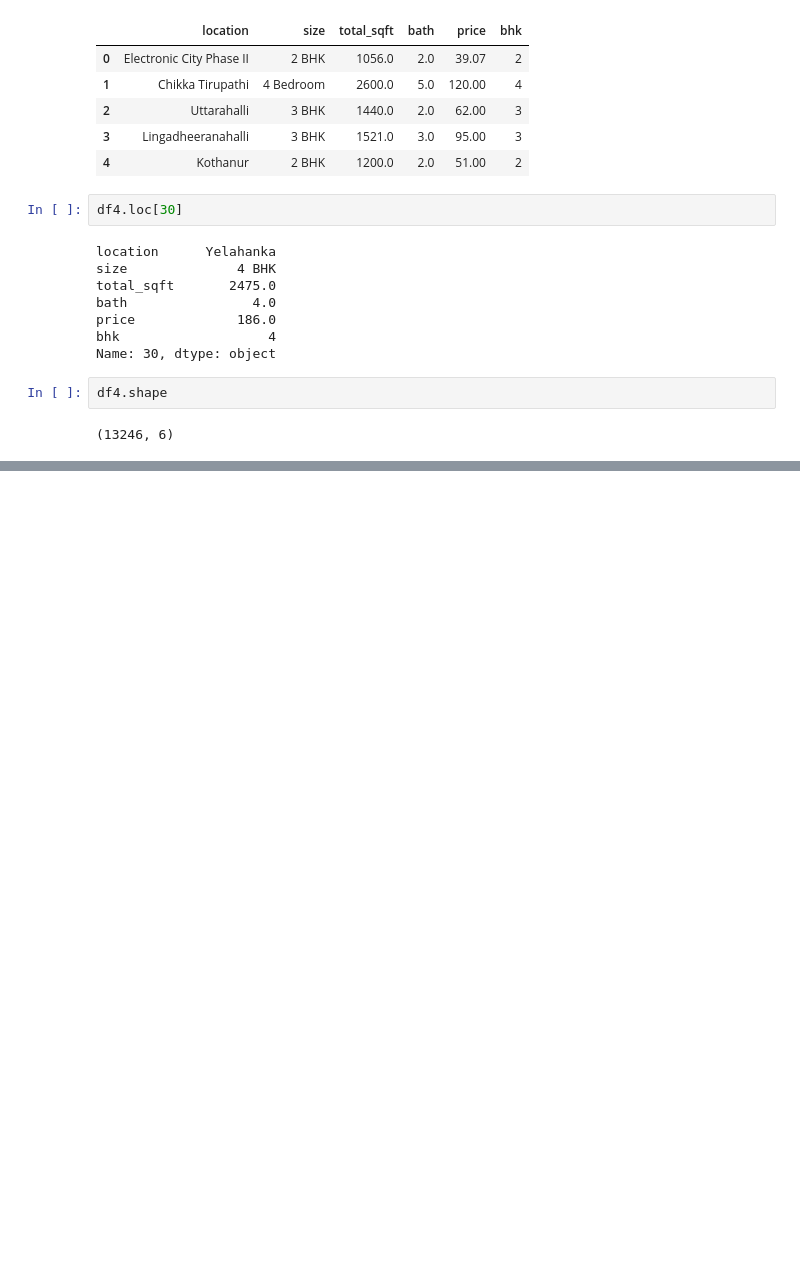
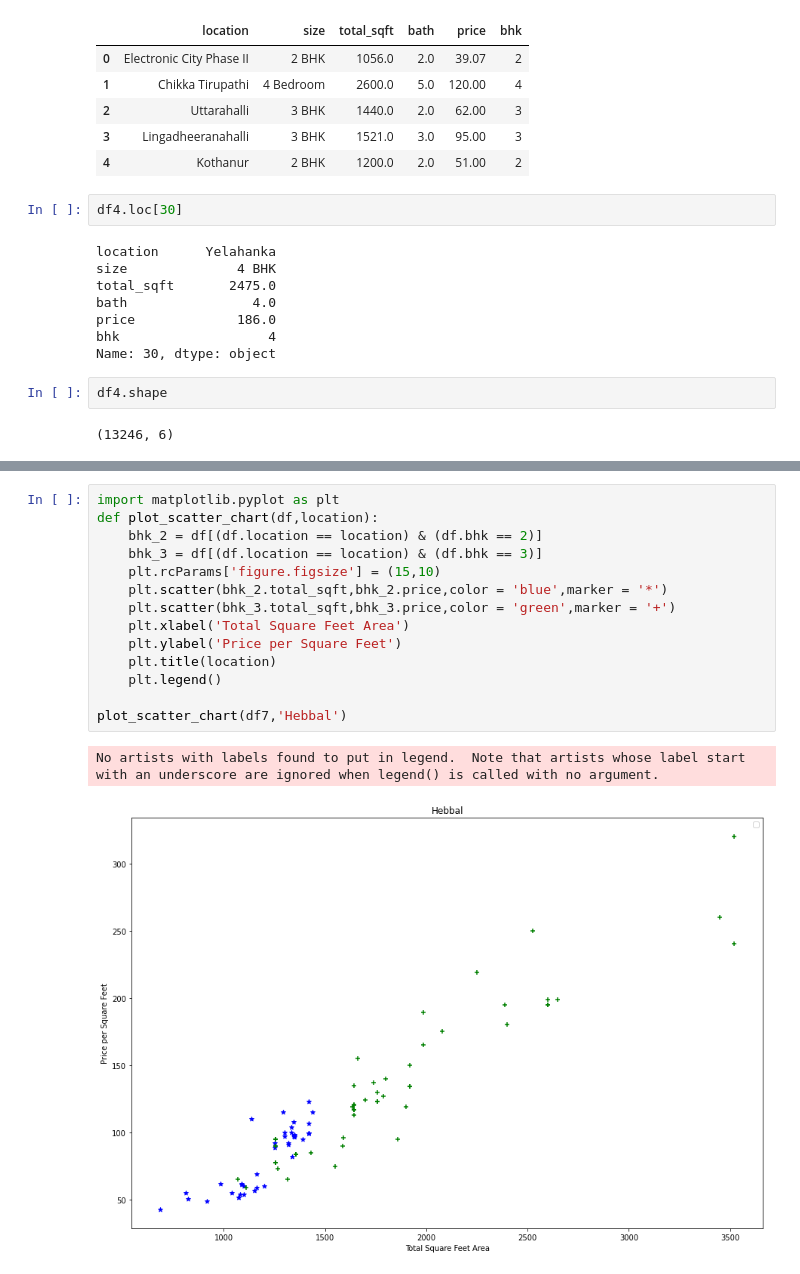
Before and after one commit to mr-prometheus/Data-Science-Projects, a Jupyter notebook: House Prediction/House Prediction.ipynb, the cells around one changed output, grey strips where cells are left out. Cells and saved outputs as stored; diff of their text form; blank space fills up the shorter version.

```diff
--- a/House Prediction/House Prediction.ipynb
+++ b/House Prediction/House Prediction.ipynb
@@ -305,0 +289,17 @@ No artists with labels found to put in legend.  Note that artists whose label st
+# %%
+import matplotlib.pyplot as plt
+def plot_scatter_chart(df,location):
+    bhk_2 = df[(df.location == location) & (df.bhk == 2)]
+    bhk_3 = df[(df.location == location) & (df.bhk == 3)]
+    plt.rcParams['figure.figsize'] = (15,10)
+    plt.scatter(bhk_2.total_sqft,bhk_2.price,color = 'blue',marker = '*')
+    plt.scatter(bhk_3.total_sqft,bhk_3.price,color = 'green',marker = '+')
+    plt.xlabel('Total Square Feet Area')
+    plt.ylabel('Price per Square Feet')
+    plt.title(location)
+    plt.legend()
+
+plot_scatter_chart(df7,'Hebbal')
+# %% [output]
+No artists with labels found to put in legend.  Note that artists whose label start with an underscore are ignored when legend() is called with no argument.
+[figure, added]
```
Also changed, not shown: parts of 38 cells of this notebook.
